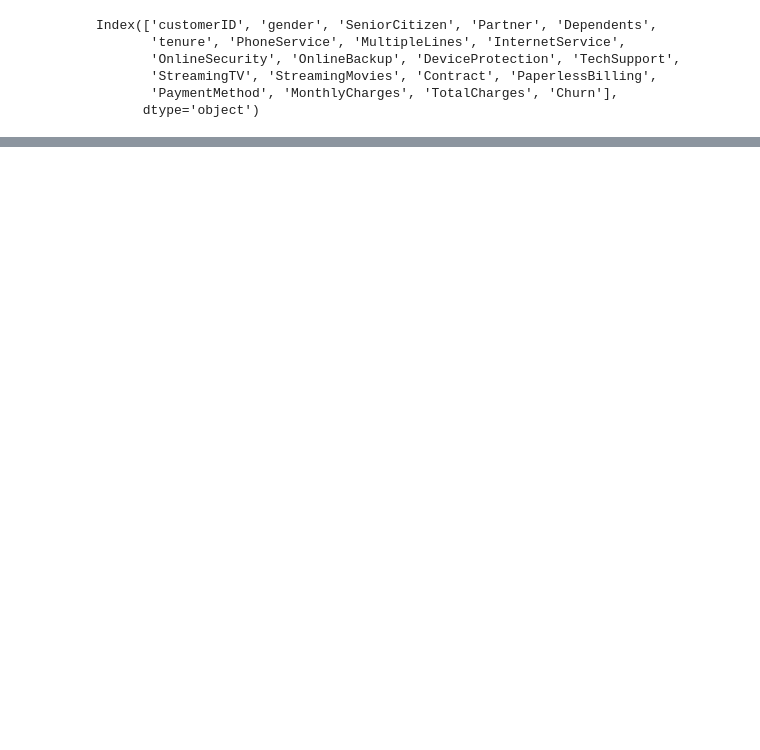
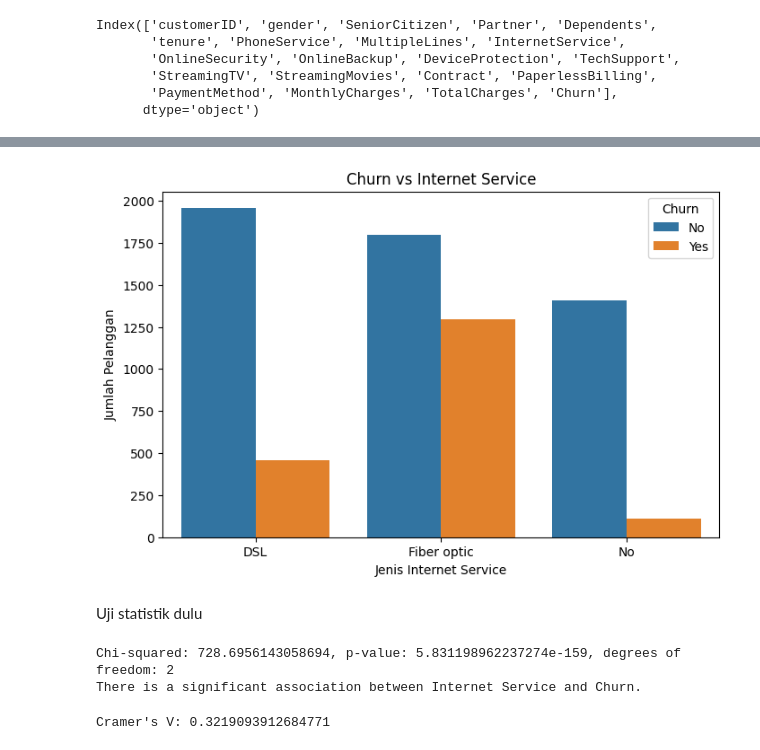
Before and after one commit to AgungHari/Rakamin_HW_MachineLearning_SupervisedLearning_2, a Jupyter notebook: Homework/Part1.ipynb, the cells around one changed output, grey strips where cells are left out. Saved outputs shown, nothing was run; the diff lists cells and outputs as text; code cells hidden in the pictures; blank space fills up the shorter version.

```diff
--- a/Homework/Part1.ipynb
+++ b/Homework/Part1.ipynb
@@ -77,0 +182,38 @@ Categorical columns: ['customerID', 'gender', 'Partner', 'Dependents', 'PhoneSer
+# %%
+plt.figure(figsize=(8,5))
+sns.countplot(data=df, x='InternetService', hue='Churn')
+plt.title('Churn vs Internet Service')
+plt.ylabel('Jumlah Pelanggan')
+plt.xlabel('Jenis Internet Service')
+plt.legend(title='Churn')
+plt.show()
+# %% [output]
+[figure, added]
+# %% [markdown]
+Uji statistik dulu
+# %%
+# uji dengan chi 2 untuk tahu apkah signifikan
+contingency_table = pd.crosstab(df['InternetService'], df['Churn'])
+chi2, p, dof, expected = chi2_contingency(contingency_table)
+print(f"Chi-squared: {chi2}, p-value: {p}, degrees of freedom: {dof}")
+if p < 0.05:
+    print("There is a significant association between Internet Service and Churn.")
+else:
+    print("There is no significant association between Internet Service and Churn.")
+# %% [output]
+Chi-squared: 728.6956143058694, p-value: 5.831198962237274e-159, degrees of freedom: 2
+There is a significant association between Internet Service and Churn.
+# %%
+# Cramer v untuk mengetahui kekuatan asosiasi
+from scipy.stats import chi2_contingency
+def cramers_v(x, y):
+    contingency_table = pd.crosstab(x, y)
+    chi2 = chi2_contingency(contingency_table)[0]
+    n = contingency_table.sum().sum()
+    phi2 = chi2 / n
+    r, k = contingency_table.shape
+    return np.sqrt(phi2 / min(k - 1, r - 1))
+cramer_v_value = cramers_v(df['InternetService'], df['Churn'])
+print(f"Cramer's V: {cramer_v_value}")
+# %% [output]
+Cramer's V: 0.3219093912684771
```
Also changed, not shown: parts of 84 cells of this notebook, 11 other files.
